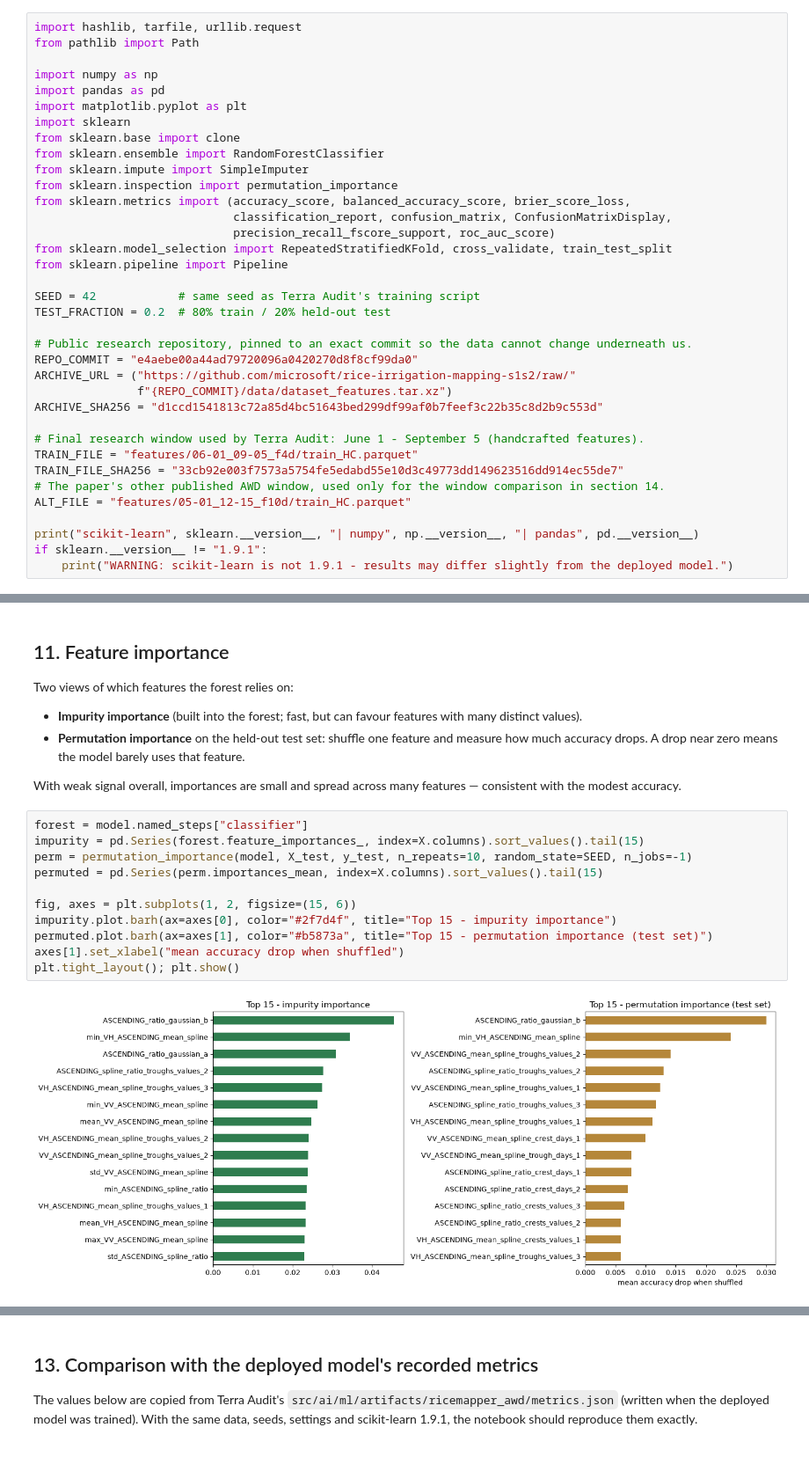
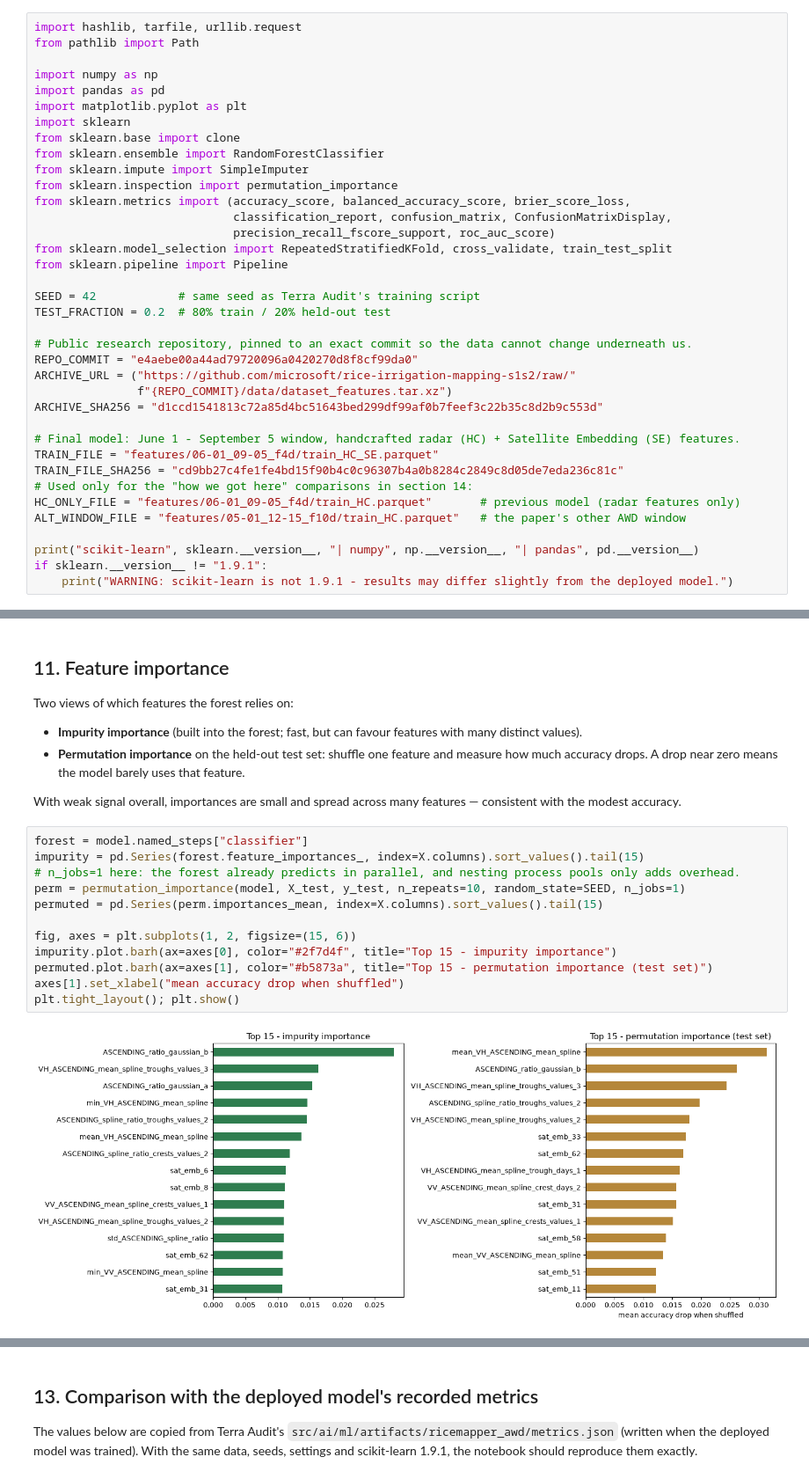
Before and after one commit to knah1d/terra-audit, a Jupyter notebook: notebooks/terra_audit_awd_ptr_random_forest.ipynb, the cells around one changed output, grey strips where cells are left out. Shown at 88% size. Cells and saved outputs as stored; diff of their text form.

```diff
--- a/notebooks/terra_audit_awd_ptr_random_forest.ipynb
+++ b/notebooks/terra_audit_awd_ptr_random_forest.ipynb
@@ -58,11 +58,12 @@ ARCHIVE_URL = ("https://github.com/microsoft/rice-irrigation-mapping-s1s2/raw/"
                f"{REPO_COMMIT}/data/dataset_features.tar.xz")
 ARCHIVE_SHA256 = "d1ccd1541813c72a85d4bc51643bed299df99af0b7feef3c22b35c8d2b9c553d"
 
-# Final research window used by Terra Audit: June 1 - September 5 (handcrafted features).
-TRAIN_FILE = "features/06-01_09-05_f4d/train_HC.parquet"
-TRAIN_FILE_SHA256 = "33cb92e003f7573a5754fe5edabd55e10d3c49773dd149623516dd914ec55de7"
-# The paper's other published AWD window, used only for the window comparison in section 14.
-ALT_FILE = "features/05-01_12-15_f10d/train_HC.parquet"
+# Final model: June 1 - September 5 window, handcrafted radar (HC) + Satellite Embedding (SE) features.
+TRAIN_FILE = "features/06-01_09-05_f4d/train_HC_SE.parquet"
+TRAIN_FILE_SHA256 = "cd9bb27c4fe1fe4bd15f90b4c0c96307b4a0b8284c2849c8d05de7eda236c81c"
+# Used only for the "how we got here" comparisons in section 14:
+HC_ONLY_FILE = "features/06-01_09-05_f4d/train_HC.parquet"       # previous model (radar features only)
+ALT_WINDOW_FILE = "features/05-01_12-15_f10d/train_HC.parquet"   # the paper's other AWD window
 
 print("scikit-learn", sklearn.__version__, "| numpy", np.__version__, "| pandas", pd.__version__)
 if sklearn.__version__ != "1.9.1":
@@ -336,16 +348,17 @@ modest accuracy.
 # %%
 forest = model.named_steps["classifier"]
 impurity = pd.Series(forest.feature_importances_, index=X.columns).sort_values().tail(15)
-perm = permutation_importance(model, X_test, y_test, n_repeats=10, random_state=SEED, n_jobs=-1)
+# n_jobs=1 here: the forest already predicts in parallel, and nesting process pools only adds overhead.
+perm = permutation_importance(model, X_test, y_test, n_repeats=10, random_state=SEED, n_jobs=1)
 permuted = pd.Series(perm.importances_mean, index=X.columns).sort_values().tail(15)
 
 fig, axes = plt.subplots(1, 2, figsize=(15, 6))
 impurity.plot.barh(ax=axes[0], color="#2f7d4f", title="Top 15 - impurity importance")
 permuted.plot.barh(ax=axes[1], color="#b5873a", title="Top 15 - permutation importance (test set)")
 axes[1].set_xlabel("mean accuracy drop when shuffled")
 plt.tight_layout(); plt.show()
 # %% [output]
-[figure, old version]
+[figure, new version]
 # %% [markdown]
 ## 12. Predicting an example research-data sample
 
```
Also changed, not shown: parts of 23 cells of this notebook, 8 other files.
